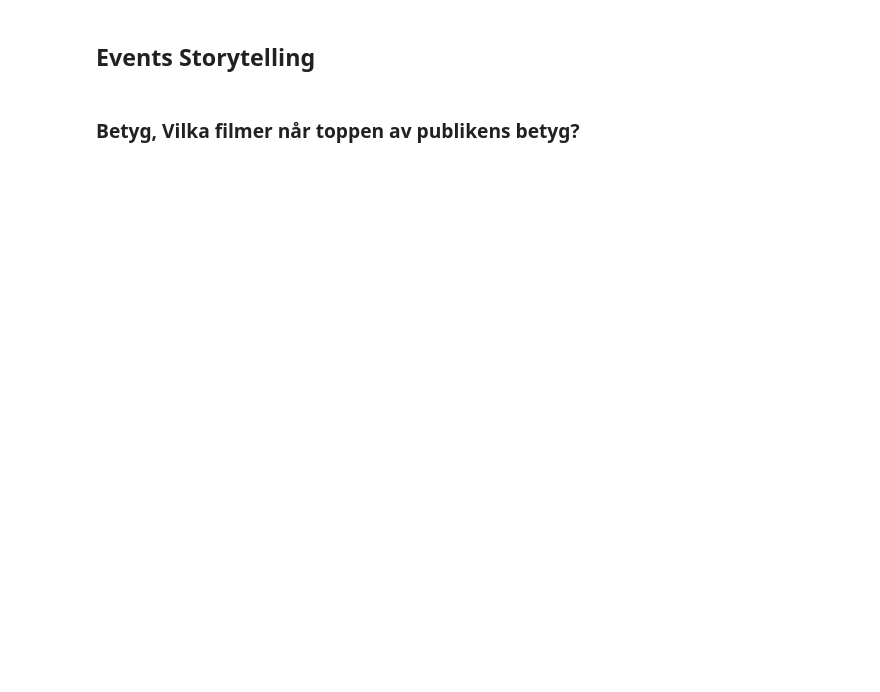
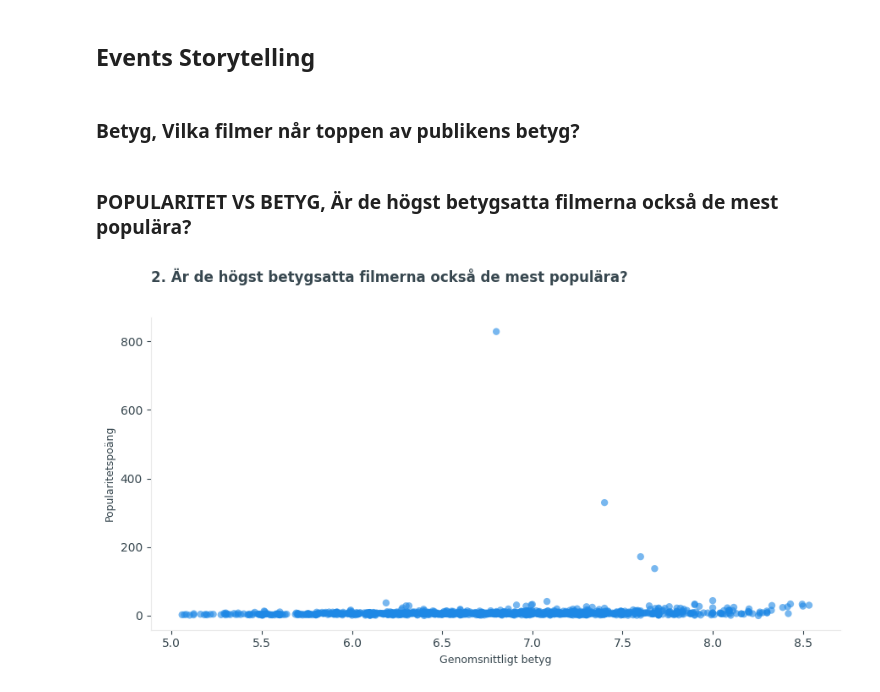
Before and after one commit to ghaliaghazal/datavisualisering-DE-UX-storytelling, a Jupyter notebook: storytelling/story_telling.ipynb, the cells around one changed output. Drawn from its saved outputs; the diff is of its cells as text; code cells hidden in the pictures; blank space fills up the shorter version.

Commit message:
Add second version of movie data storytelling charts (Popularity vs ratings, Are the highest rated movies also the most popular?

```diff
--- a/storytelling/story_telling.ipynb
+++ b/storytelling/story_telling.ipynb
@@ -65,3 +65,40 @@ ax1.set_xlabel("Genomsnittligt betyg (0–10)", color=GRAY_TEXT, fontsize=9)
 fig.tight_layout()
 fig.savefig("1_top10_filmer.png", dpi=150, bbox_inches="tight")
 plt.show()
+# %% [markdown]
+### POPULARITET VS BETYG, Är de högst betygsatta filmerna också de mest populära?
+# %%
+fig, ax2 = plt.subplots(figsize=(9, 5))
+fig.patch.set_facecolor(BACKGROUND)
+ax2.set_facecolor(BACKGROUND)
+
+ax2.scatter(
+    df["vote_average"],
+    df["popularity"],
+    color=BLUE,
+    alpha=0.6,
+    edgecolors="none",
+)
+
+ax2.spines[["top", "right"]].set_visible(False)
+ax2.spines[["left", "bottom"]].set_color(GRAY_LIGHT)
+ax2.tick_params(axis="both", colors=GRAY_TEXT)
+
+
+ax2.set_title(
+    "2. Är de högst betygsatta filmerna också de mest populära?\n"
+    ,
+    loc="left",
+    color=GRAY_TEXT,
+    fontsize=12,
+    fontweight="bold",
+    pad=15,
+)
+ax2.set_xlabel("Genomsnittligt betyg", color=GRAY_TEXT, fontsize=9)
+ax2.set_ylabel("Popularitetspoäng", color=GRAY_TEXT, fontsize=9)
+
+fig.tight_layout()
+fig.savefig("2_betyg_vs_popularitet.png", dpi=150, bbox_inches="tight")
+plt.show()
+# %% [output]
+[figure, added]
```
Also changed, not shown: 1 other file.
